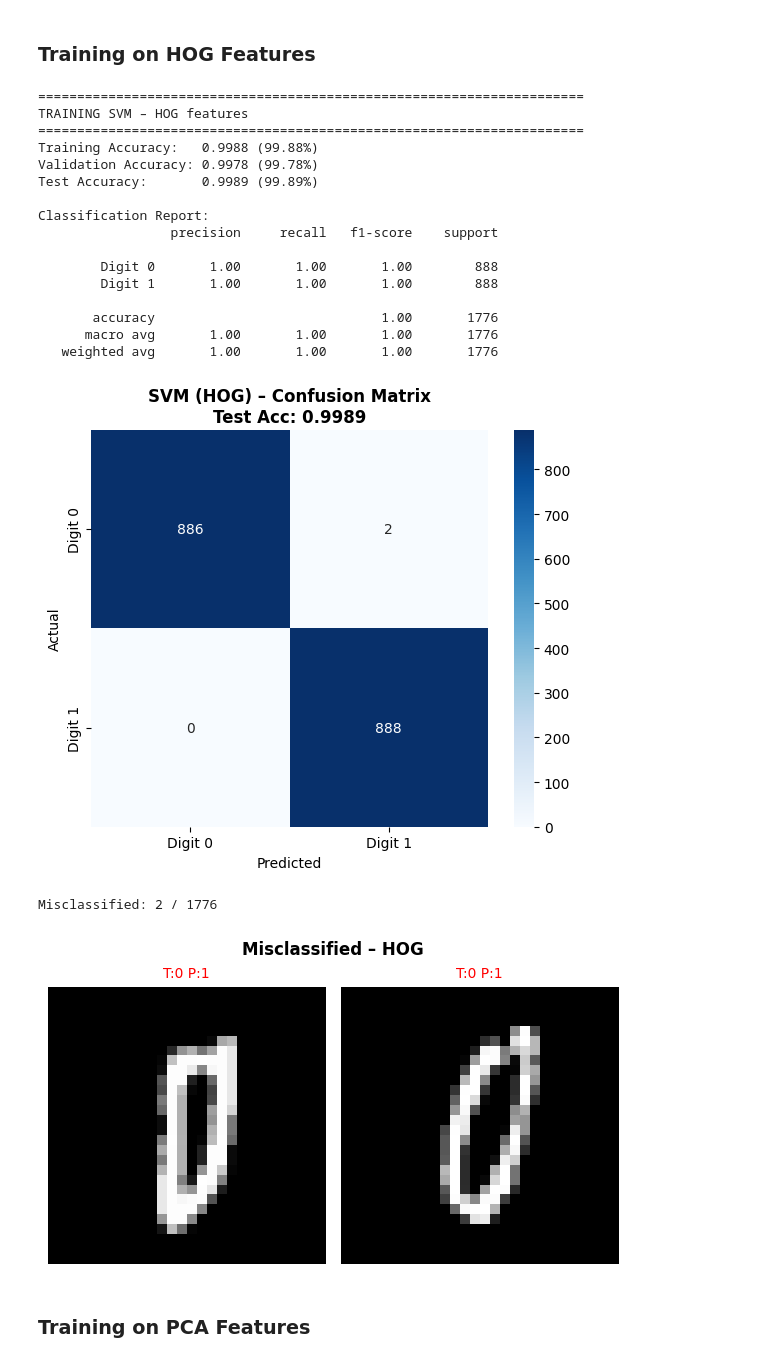
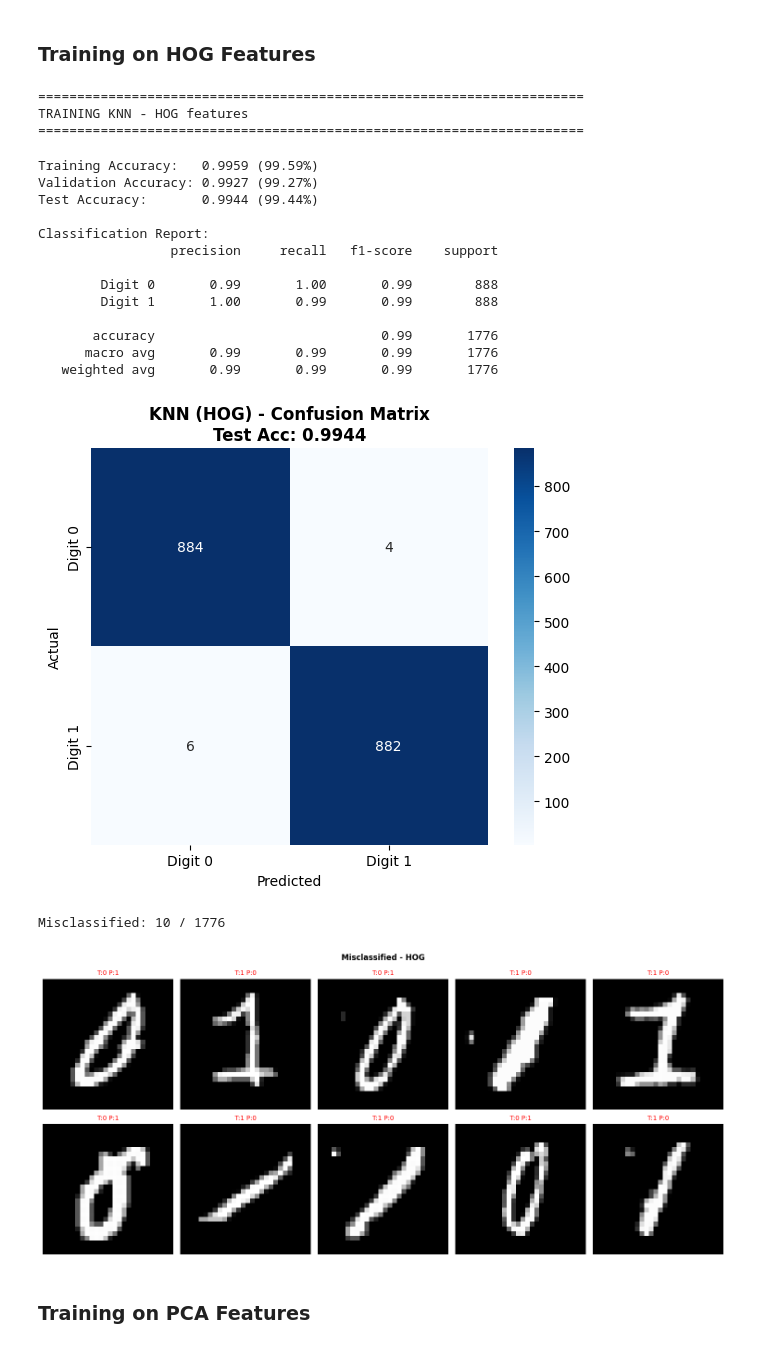
Before and after one commit to AhmedNaguib01/Machine-Learning-MNIST, a Jupyter notebook: notebooks/Phase 1/knn_binary.ipynb, the cells around one changed output. Saved outputs shown, nothing was run; the diff lists cells and outputs as text; code cells hidden in the pictures.

```diff
--- a/notebooks/linear_svm_binary.ipynb
+++ b/notebooks/Phase 1/knn_binary.ipynb
@@ -56,10 +53,10 @@ print("=" * 70)
 print("LOADING DATA")
 print("=" * 70)
 
-X_train_raw = np.load('../mnist.npz/x_train.npy')
-y_train_raw = np.load('../mnist.npz/y_train.npy')
-X_test_raw  = np.load('../mnist.npz/x_test.npy')
-y_test_raw  = np.load('../mnist.npz/y_test.npy')
+X_train_raw = np.load('../../mnist.npz/x_train.npy')
+y_train_raw = np.load('../../mnist.npz/y_train.npy')
+X_test_raw  = np.load('../../mnist.npz/x_test.npy')
+y_test_raw  = np.load('../../mnist.npz/y_test.npy')
 
 print(f"Training data shape: X={X_train_raw.shape}, y={y_train_raw.shape}")
 print(f"Test data shape:     X={X_test_raw.shape}, y={y_test_raw.shape}")
@@ -432,17 +387,15 @@ class LinearSVM:
 ### Training on Flatten Features
 # %%
 print("=" * 70)
-print("TRAINING SVM - Flatten features")
+print("TRAINING KNN - Flatten features")
 print("=" * 70)
 
-svm_flat_sc = LinearSVM(learning_rate=LEARNING_RATE,
-                             lambda_param=LAMBDA_PARAM,
-                             n_iterations=N_ITERATIONS)
-svm_flat_sc.fit(X_train_flat_sc, y_train)
+knn_flat_sc = KNearestNeighbors(k=K_NEIGHBORS)
+knn_flat_sc.fit(X_train_flat_sc, y_train)
 
-train_pred = svm_flat_sc.predict(X_train_flat_sc)
-val_pred   = svm_flat_sc.predict(X_val_flat_sc)
-test_pred  = svm_flat_sc.predict(X_test_flat_sc)
+train_pred = knn_flat_sc.predict(X_train_flat_sc)
+val_pred   = knn_flat_sc.predict(X_val_flat_sc)
+test_pred  = knn_flat_sc.predict(X_test_flat_sc)
 
 train_acc = np.mean(train_pred == y_train)
 val_acc   = np.mean(val_pred == y_val)
@@ -465,7 +418,7 @@ sns.heatmap(cm, annot=True, fmt='d', cmap='Blues',
             yticklabels=[f'Digit {DIGIT_A}', f'Digit {DIGIT_B}'],
             cbar=True, square=True)
 plt.ylabel('Actual'); plt.xlabel('Predicted')
-plt.title(f'SVM (Flatten) – Confusion Matrix\nTest Acc: {test_acc_flat_sc:.4f}',
+plt.title(f'KNN (Flatten) - Confusion Matrix\nTest Acc: {test_acc_flat_sc:.4f}',
           fontweight='bold')
 plt.tight_layout(); plt.show()
 
@@ -487,7 +440,7 @@ if n_show > 0:
         axes[r,c].axis('off')
     for k in range(n_show, rows*cols):
         r, c = divmod(k, cols); axes[r,c].axis('off')
-    plt.suptitle(f'Misclassified – Flatten', fontweight='bold')
+    plt.suptitle(f'Misclassified - Flatten', fontweight='bold')
     plt.tight_layout(); plt.show()
 # %% [output]
 ======================================================================
@@ -513,17 +466,15 @@ Misclassified: 5 / 1776
 ### Training on HOG Features
 # %%
 print("=" * 70)
-print("TRAINING SVM - HOG features")
+print("TRAINING KNN - HOG features")
 print("=" * 70)
 
-svm_hog_sc = LinearSVM(learning_rate=LEARNING_RATE,
-                             lambda_param=LAMBDA_PARAM,
-                             n_iterations=N_ITERATIONS)
-svm_hog_sc.fit(X_train_hog_sc, y_train)
+knn_hog_sc = KNearestNeighbors(k=K_NEIGHBORS)
+knn_hog_sc.fit(X_train_hog_sc, y_train)
 
-train_pred = svm_hog_sc.predict(X_train_hog_sc)
-val_pred   = svm_hog_sc.predict(X_val_hog_sc)
-test_pred  = svm_hog_sc.predict(X_test_hog_sc)
+train_pred = knn_hog_sc.predict(X_train_hog_sc)
+val_pred   = knn_hog_sc.predict(X_val_hog_sc)
+test_pred  = knn_hog_sc.predict(X_test_hog_sc)
 
 train_acc = np.mean(train_pred == y_train)
 val_acc   = np.mean(val_pred == y_val)
@@ -544,52 +495,52 @@ plt.figure(figsize=(6, 5))
 sns.heatmap(cm, annot=True, fmt='d', cmap='Blues',
             xticklabels=[f'Digit {DIGIT_A}', f'Digit {DIGIT_B}'],
             yticklabels=[f'Digit {DIGIT_A}', f'Digit {DIGIT_B}'],
             cbar=True, square=True)
 plt.ylabel('Actual'); plt.xlabel('Predicted')
-plt.title(f'SVM (HOG) – Confusion Matrix\nTest Acc: {test_acc_hog_sc:.4f}',
+plt.title(f'KNN (HOG) - Confusion Matrix\nTest Acc: {test_acc_hog_sc:.4f}',
           fontweight='bold')
 plt.tight_layout(); plt.show()
 
 # Misclassified Samples
 wrong = np.where(test_pred != y_test)[0]
 n_wrong = len(wrong)
 print(f"Misclassified: {n_wrong} / {len(y_test)}")
 n_show = min(n_wrong, 10)
 if n_show > 0:
     cols = min(n_show, 5); rows = (n_show + cols - 1) // cols
     fig, axes = plt.subplots(rows, cols, figsize=(3*cols, 3.5*rows))
     axes = np.array(axes).reshape(rows, cols)
     for k in range(n_show):
         r, c = divmod(k, cols); idx = wrong[k]
         td = DIGIT_A if y_test[idx]==0 else DIGIT_B
         pd_ = DIGIT_A if test_pred[idx]==0 else DIGIT_B
         axes[r,c].imshow(X_test[idx], cmap='gray')
         axes[r,c].set_title(f'T:{td} P:{pd_}', color='red', fontsize=10)
         axes[r,c].axis('off')
     for k in range(n_show, rows*cols):
         r, c = divmod(k, cols); axes[r,c].axis('off')
-    plt.suptitle(f'Misclassified – HOG', fontweight='bold')
+    plt.suptitle(f'Misclassified - HOG', fontweight='bold')
     plt.tight_layout(); plt.show()
 # %% [output]
 ======================================================================
-TRAINING SVM – HOG features
+TRAINING KNN - HOG features
 ======================================================================
-Training Accuracy:   0.9988 (99.88%)
-Validation Accuracy: 0.9978 (99.78%)
-Test Accuracy:       0.9989 (99.89%)
-
-Classification Report:
-                 precision     recall   f1-score    support
-
-        Digit 0       1.00       1.00       1.00        888
-        Digit 1       1.00       1.00       1.00        888
-
-       accuracy                             1.00       1776
-      macro avg       1.00       1.00       1.00       1776
-   weighted avg       1.00       1.00       1.00       1776
+Training Accuracy:   0.9959 (99.59%)
+Validation Accuracy: 0.9927 (99.27%)
+Test Accuracy:       0.9944 (99.44%)
+
+Classification Report:
+                 precision     recall   f1-score    support
+
+        Digit 0       0.99       1.00       0.99        888
+        Digit 1       1.00       0.99       0.99        888
+
+       accuracy                             0.99       1776
+      macro avg       0.99       0.99       0.99       1776
+   weighted avg       0.99       0.99       0.99       1776
-[figure, old version]
+[figure, new version]
-Misclassified: 2 / 1776
+Misclassified: 10 / 1776
-[figure, old version]
+[figure, new version]
 # %% [markdown]
 ### Training on PCA Features
 # %%
```
Also changed, not shown: parts of 19 cells of this notebook, 7 other files.
